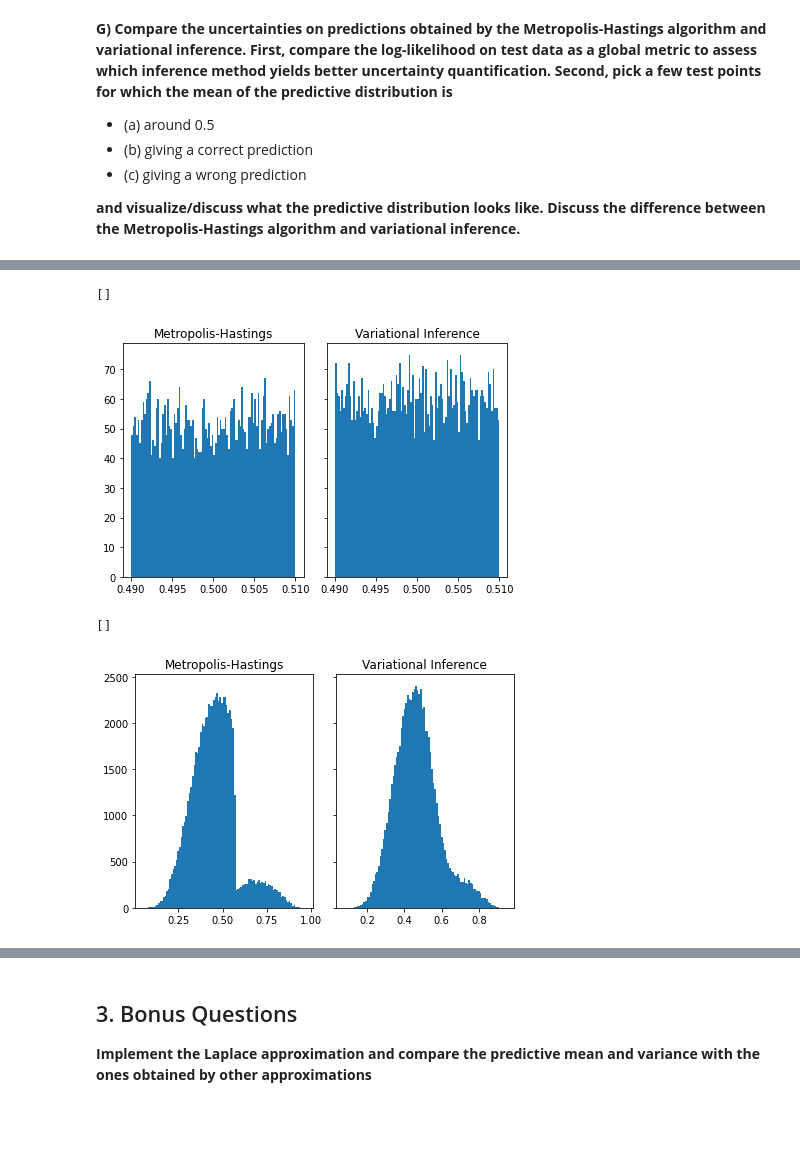
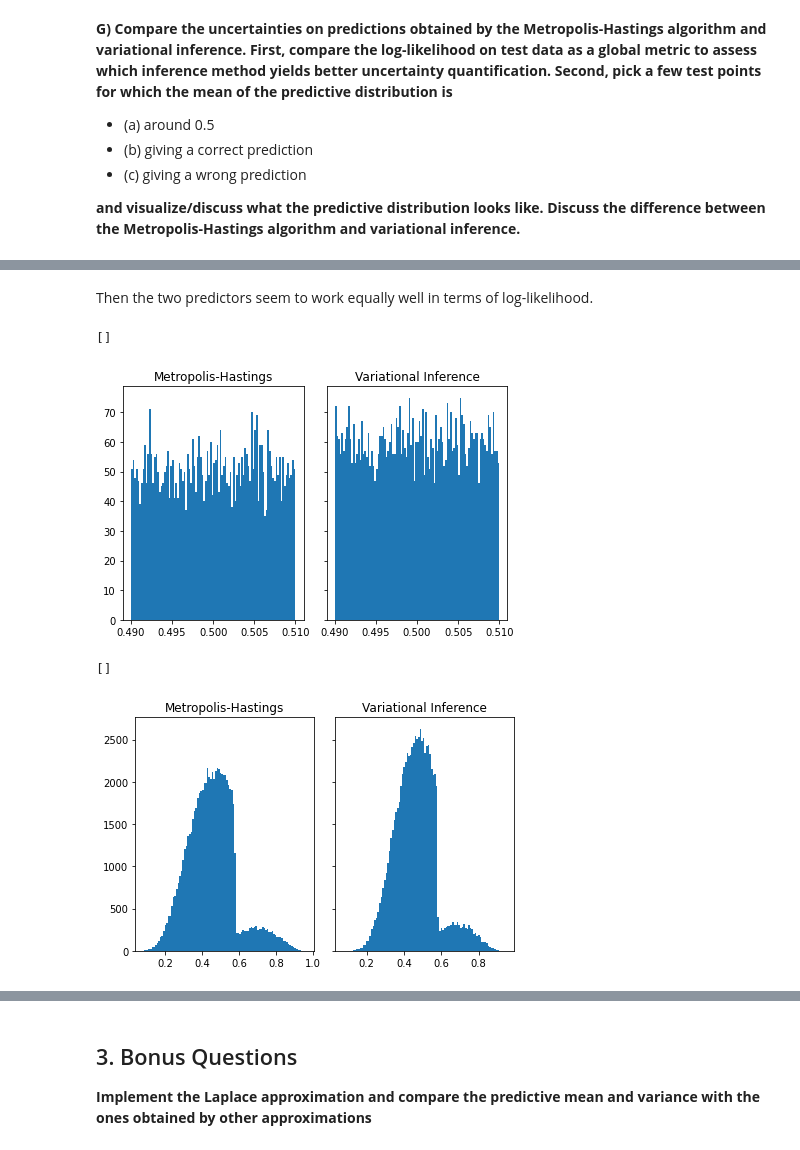
Before and after one commit to mspronesti/advanced-statistical-inference, a Jupyter notebook: assignment/Santander_Customer_Transaction.ipynb, the cells around one changed output, grey strips where cells are left out. Saved outputs shown, nothing was run; the diff lists cells and outputs as text; code cells hidden in the pictures; blank space fills up the shorter version.

```diff
--- a/assignment/Santander_Customer_Transaction.ipynb
+++ b/assignment/Santander_Customer_Transaction.ipynb
@@ -779,6 +781,8 @@ MH Logistic Regression log-likelihood: -0.669916
+# %% [markdown]
+Then the two predictors seem to work equally well in terms of log-likelihood.
 # %%
 pred_mh_0_5 = y_mh_pred[(y_mh_pred >= .49) & (y_mh_pred <= .51)]
-preds_vi_0_5 = y_vi_pred[(y_vi_pred >= .49) & (y_vi_pred <= .51)]
+pred_vi_0_5 = y_vi_pred[(y_vi_pred >= .49) & (y_vi_pred <= .51)]
 
 n_bins = 100
 # Metropolis Hastings
@@ -787,33 +791,33 @@ axs[0].hist(pred_mh_0_5, bins=n_bins)
 axs[0].title.set_text('Metropolis-Hastings')
 
 # Variational Inference
-axs[1].hist(preds_vi_0_5, bins=n_bins)
+axs[1].hist(pred_vi_0_5, bins=n_bins)
 axs[1].title.set_text('Variational Inference')
 plt.plot()
 # %% [output]
 []
-[figure, old version]
+[figure, new version]
 # %%
 # correct preds
-y_mh_discrete = y_mh_pred >= .57 # hardcoded threshold, compute above
+y_mh_discrete = y_mh_pred >= .58 # hardcoded threshold, computed above
 pred_mh_correct = y_mh_pred[y_test == y_mh_discrete]
 
-y_vi_discrete = y_mh_pred >= .58   # hardcoded threshold, compute above
+y_vi_discrete = y_vi_pred >= .58   # hardcoded threshold, computed above
 pred_vi_correct = y_vi_pred[y_test == y_vi_discrete]
 
 n_bins = 100
 # Metropolis Hastings
 fig, axs = plt.subplots(1, 2, sharey=True, tight_layout=True)
 axs[0].hist(pred_mh_correct, bins=n_bins)
 axs[0].title.set_text('Metropolis-Hastings')
 
 # Variational Inference
 axs[1].hist(pred_vi_correct, bins=n_bins)
 axs[1].title.set_text('Variational Inference')
 plt.plot()
 # %% [output]
 []
-[figure, old version]
+[figure, new version]
 # %%
 # wrong preds
 pred_mh_wrong = y_mh_pred[y_test != y_mh_discrete]
```
Also changed, not shown: parts of 23 cells of this notebook, 1 other file.
